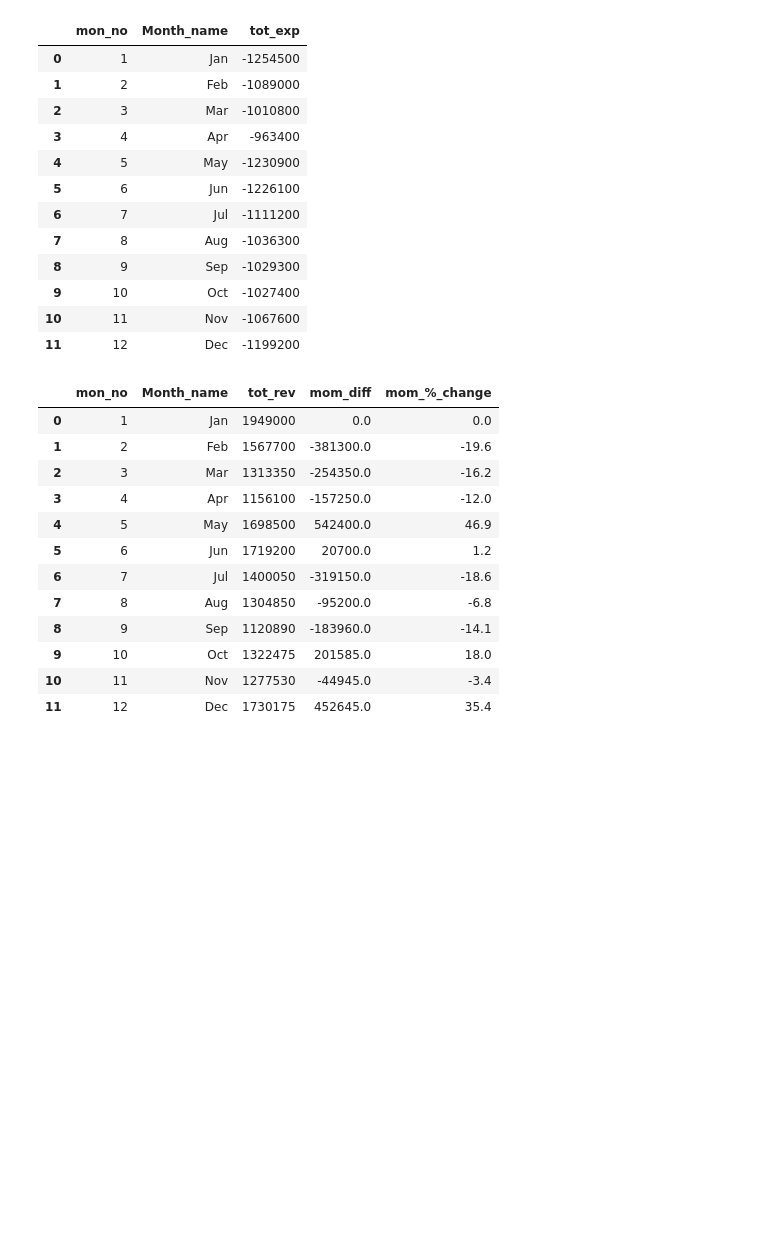
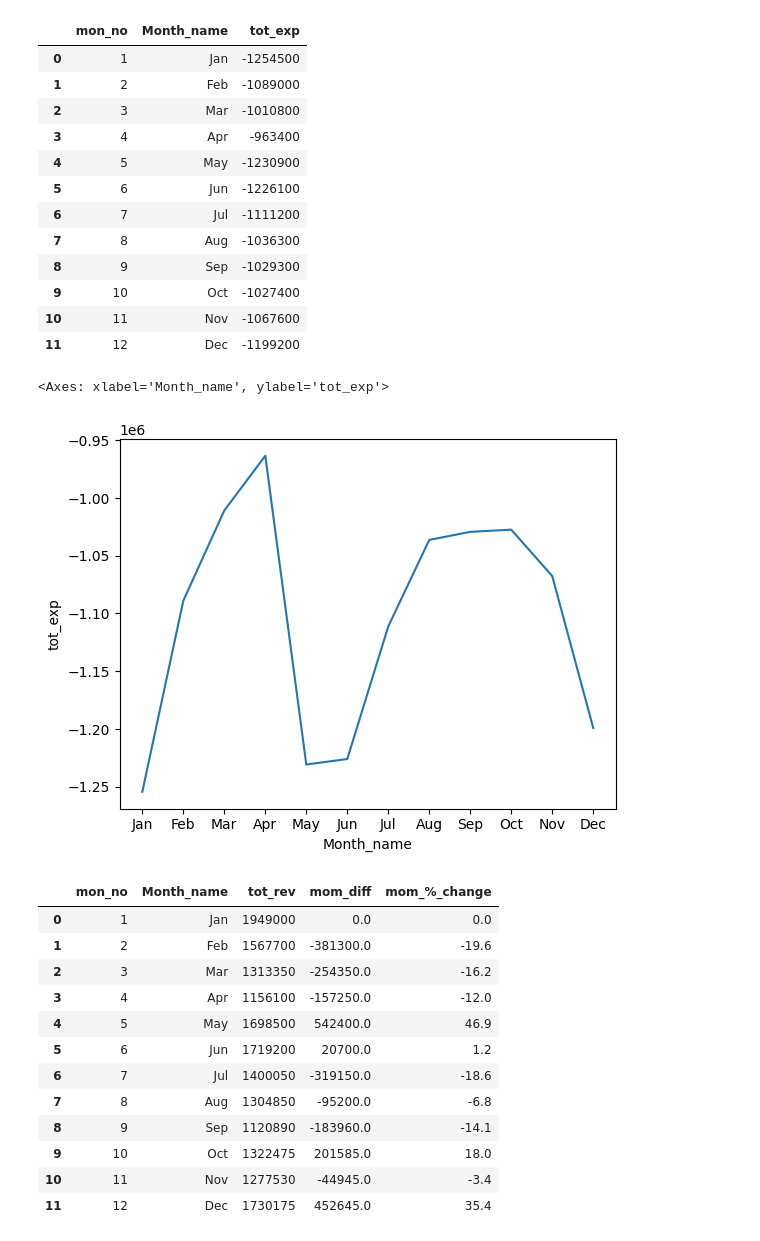
Before and after one commit to djibril968/Python_projects, a Jupyter notebook: Onyx_Financial_Analysis.ipynb, the cells around one changed output. Cells and saved outputs as stored; diff of their text form; code cells hidden in the pictures; blank space fills up the shorter version.

```diff
--- a/Onyx_Financial_Analysis.ipynb
+++ b/Onyx_Financial_Analysis.ipynb
@@ -398,6 +409,11 @@ tot_exp_by_month
 | 9 | 10 | Oct | -1027400 |
 | 10 | 11 | Nov | -1067600 |
 | 11 | 12 | Dec | -1199200 |
+# %%
+sns.lineplot(x = 'Month_name', y= 'tot_exp', data= tot_exp_by_month)
+# %% [output]
+<Axes: xlabel='Month_name', ylabel='tot_exp'>
+[figure, added]
 # %%
 #month over month change in revenue
 
```
Also changed, not shown: parts of 3 cells of this notebook.
